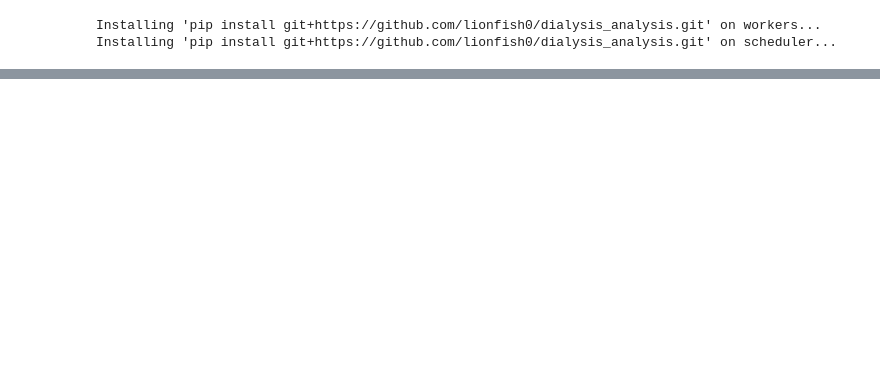
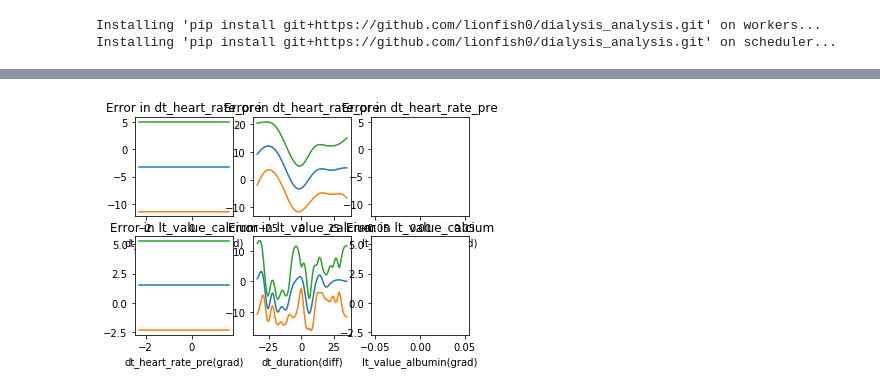
Before and after one commit to lionfish0/dialysis_analysis, a Jupyter notebook: jupyter/Demo.ipynb, the cells around one changed output, grey strips where cells are left out. Drawn from its saved outputs; the diff is of its cells as text; code cells hidden in the pictures; blank space fills up the shorter version.

Commit message:
delta model

```diff
--- a/jupyter/Demo.ipynb
+++ b/jupyter/Demo.ipynb
@@ -81,0 +142,6 @@ KeyboardInterrupt:
+# %%
+import matplotlib.pyplot as plt
+%matplotlib inline
+deltamodel.plot()
+# %% [output]
+[figure, added]
```
Also changed, not shown: parts of 7 cells of this notebook, 4 other files.
